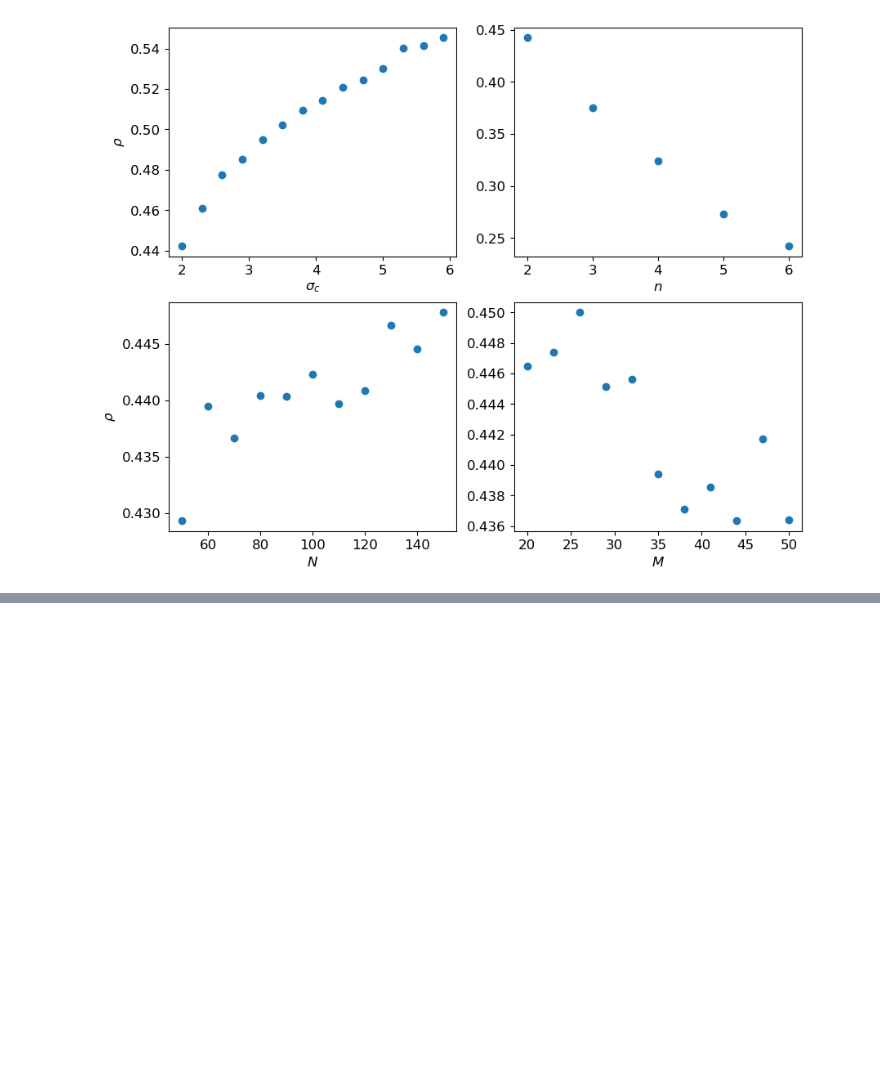
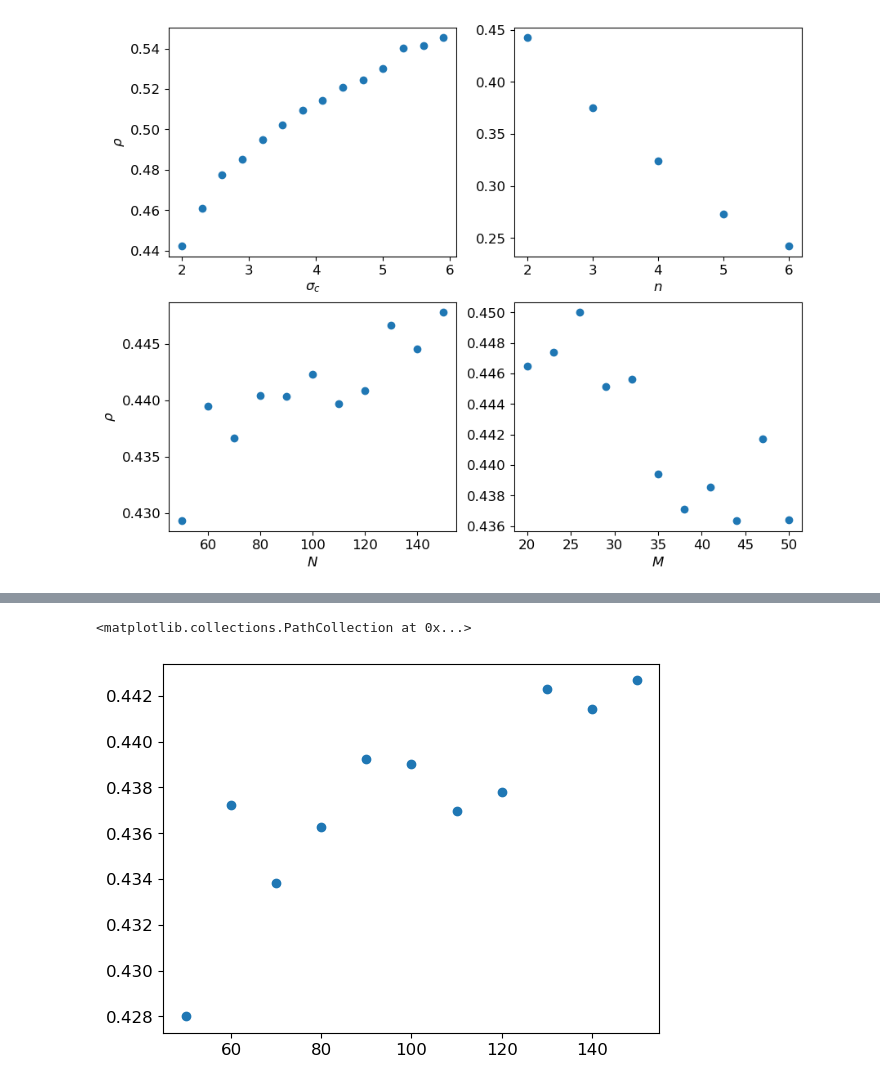
Before and after one commit to juancarlosfdc/noncanonical-olfaction, a Jupyter notebook: plot_figure_3.ipynb, the cells around one changed output, grey strips where cells are left out. Drawn from its saved outputs; the diff is of its cells as text; code cells hidden in the pictures; blank space fills up the shorter version.

```diff
--- a/plot_figure_3.ipynb
+++ b/plot_figure_3.ipynb
@@ -26,0 +65,5 @@ plt.savefig('figure3.png')
+# %%
+plt.scatter(Ns[:, 0], Ns[:, 1])
+# %% [output]
+<matplotlib.collections.PathCollection at 0x...>
+[figure, added]
```
Also changed, not shown: parts of 8 cells of this notebook.
